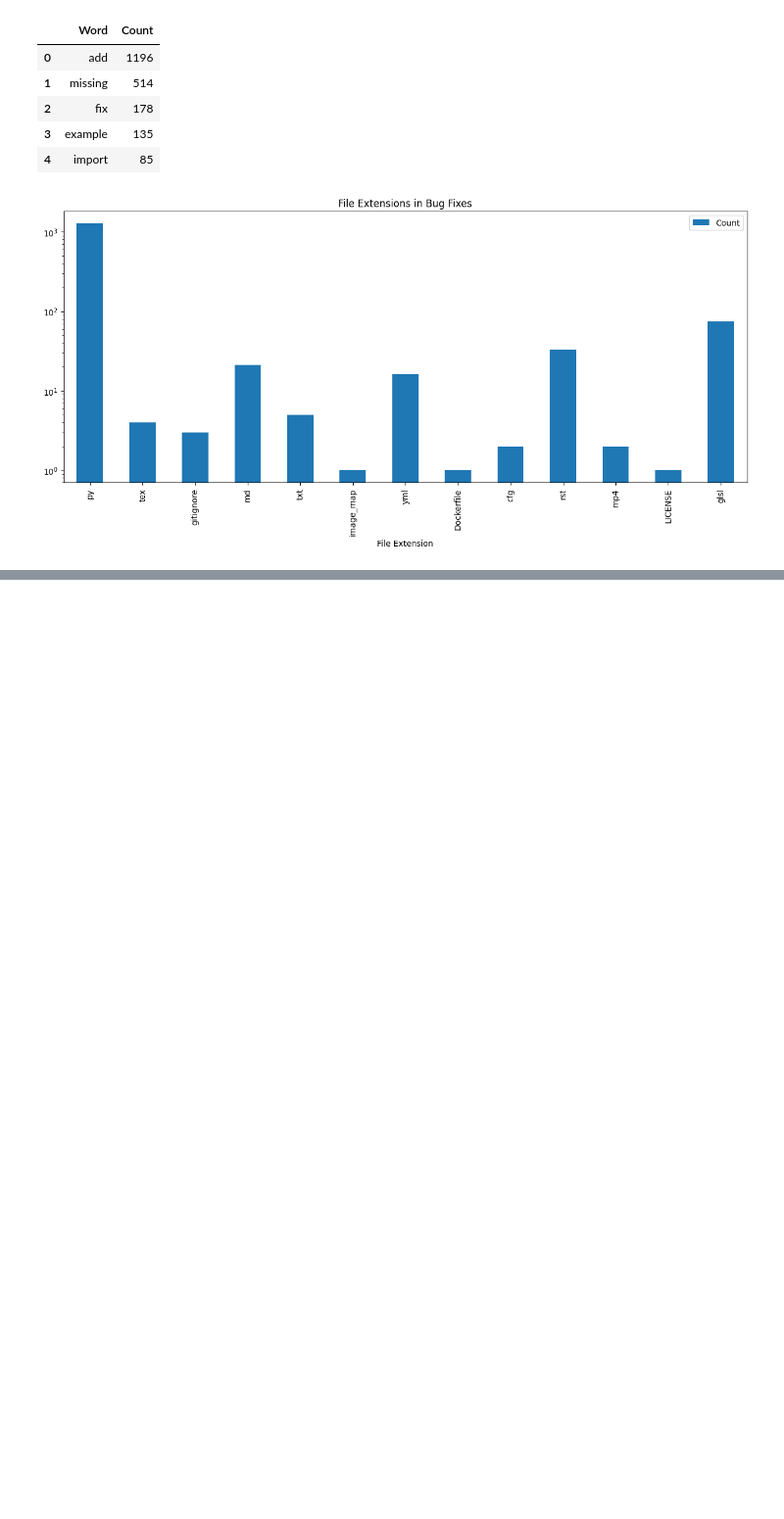
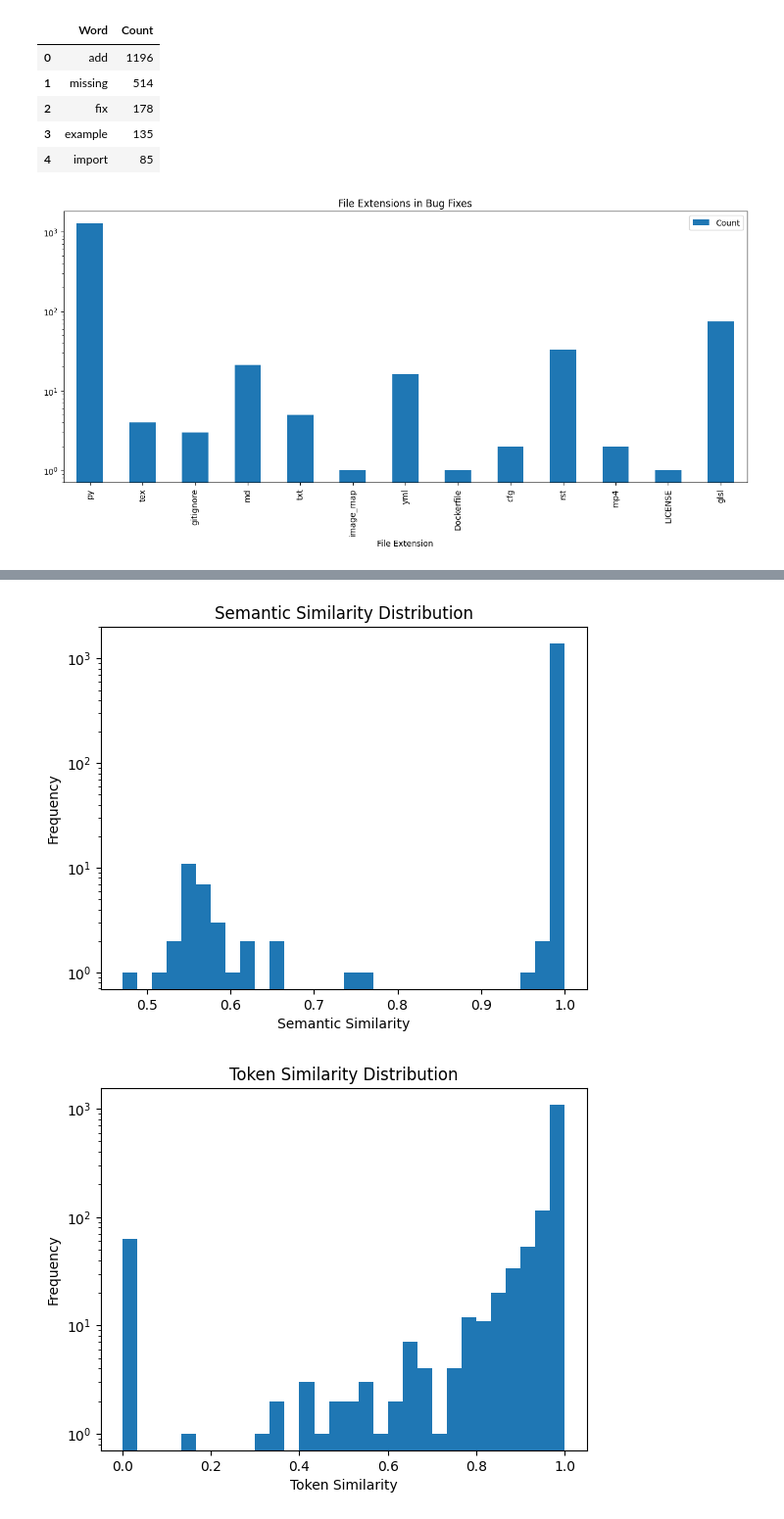
Before and after one commit to Karan-Gandhi/CS202-Assignment-3, a Jupyter notebook: partb.ipynb, the cells around one changed output, grey strips where cells are left out. Shown: that part at 98% size. Saved outputs shown, nothing was run; the diff lists cells and outputs as text; code cells hidden in the pictures; blank space fills up the shorter version.

```diff
--- a/partb.ipynb
+++ b/partb.ipynb
@@ -12,5 +13,6 @@ from transformers import AutoTokenizer, AutoModel
 # %%
 bugfix_files = pd.read_csv('bugfix_commit_files.csv', escapechar='\\')
+bugfix_files.fillna('', inplace=True)
 # %%
 bugfix_files.head()
 # %% [output]
@@ -89,8 +91,6 @@ def compute_metrics(code):
 		return 0, 0, 0
 
 for index, row in tqdm(bugfix_files.iterrows(), total=len(bugfix_files)):
-	if not row['Filename'].endswith('.py'):
-		continue
 	cc_before, mi_before, loc_before = compute_metrics(bugfix_files.at[index, 'Source Code (Before)'])
 	cc_after, mi_after, loc_after = compute_metrics(bugfix_files.at[index, 'Source Code (current)'])
 	bugfix_files.at[index, 'MI_Change'] = mi_after - mi_before
@@ -100,16 +100,16 @@ for index, row in tqdm(bugfix_files.iterrows(), total=len(bugfix_files)):
 bugfix_files.to_csv("bugfix_commit_files_MI_CC_LOC_Added.csv")
 # %%
 tokenizer = AutoTokenizer.from_pretrained("microsoft/codebert-base")
-model = AutoModel.from_pretrained("microsoft/codebert-base")
+model = AutoModel.from_pretrained("microsoft/codebert-base").cuda()
 
 def cosine_similarity(a, b):
     return (a * b).sum() / (np.linalg.norm(a) * np.linalg.norm(b))
 
 for index, row in tqdm(bugfix_files.iterrows(), total=len(bugfix_files)):
-    before = tokenizer(row['Source Code (Before)'], return_tensors="pt", padding=True, truncation=True).to(model.device)
-    after = tokenizer(row['Source Code (current)'], return_tensors="pt", padding=True, truncation=True).to(model.device)
-    if (index >= 15):
-        break
+    before = tokenizer("<s>" + row['Source Code (Before)'] + "</s>", return_tensors="pt", padding=True, truncation=True).to(model.device)
+    after = tokenizer("<s>" + row['Source Code (current)'] + "</s>", return_tensors="pt", padding=True, truncation=True).to(model.device)
+    # if (index >= 15):
+    #     break
     with torch.no_grad():
         before_emb = model(**before).last_hidden_state.mean(dim=1).cpu().numpy()
         after_emb = model(**after).last_hidden_state.mean(dim=1).cpu().numpy()
@@ -124,3 +124,19 @@ bugfix_files.head()
 | 2 | 014a277a97759bbc0e6ec8fba588bc6e6... | A few fixes to initial point_thic... | mobject.py | import numpy as np\nimport iterto... | import numpy as np\nimport iterto... | @@ -21,7 +21,7 @@ class Mobject(o... | add missing docstring | ... |
 | 3 | ac930952f151acf284f6e01e98e8f7256... | Beginning transform KA article, m... | animation.py | from PIL import Image\nfrom colou... | from PIL import Image\nfrom colou... | @@ -4,7 +4,6 @@ import numpy as n... | add missing code in animation | ... |
 | 4 | ac930952f151acf284f6e01e98e8f7256... | Beginning transform KA article, m... | meta_animations.py | import numpy as np\nimport iterto... | import numpy as np\nimport iterto... | @@ -1,6 +1,5 @@\n import numpy as... | add missing import | ... |
+# %%
+plt.hist(bugfix_files['Semantic_Similarity'], bins=30)
+plt.title('Semantic Similarity Distribution')
+plt.xlabel('Semantic Similarity')
+plt.ylabel('Frequency')
+plt.yscale('log')
+plt.show()
+plt.hist(bugfix_files['Token_Similarity'], bins=30)
+plt.title('Token Similarity Distribution')
+plt.xlabel('Token Similarity')
+plt.ylabel('Frequency')
+plt.yscale('log')
+plt.show()
+# %% [output]
+[figure, added]
+[figure, added]
```
Also changed, not shown: parts of 11 cells of this notebook, 3 other files.
